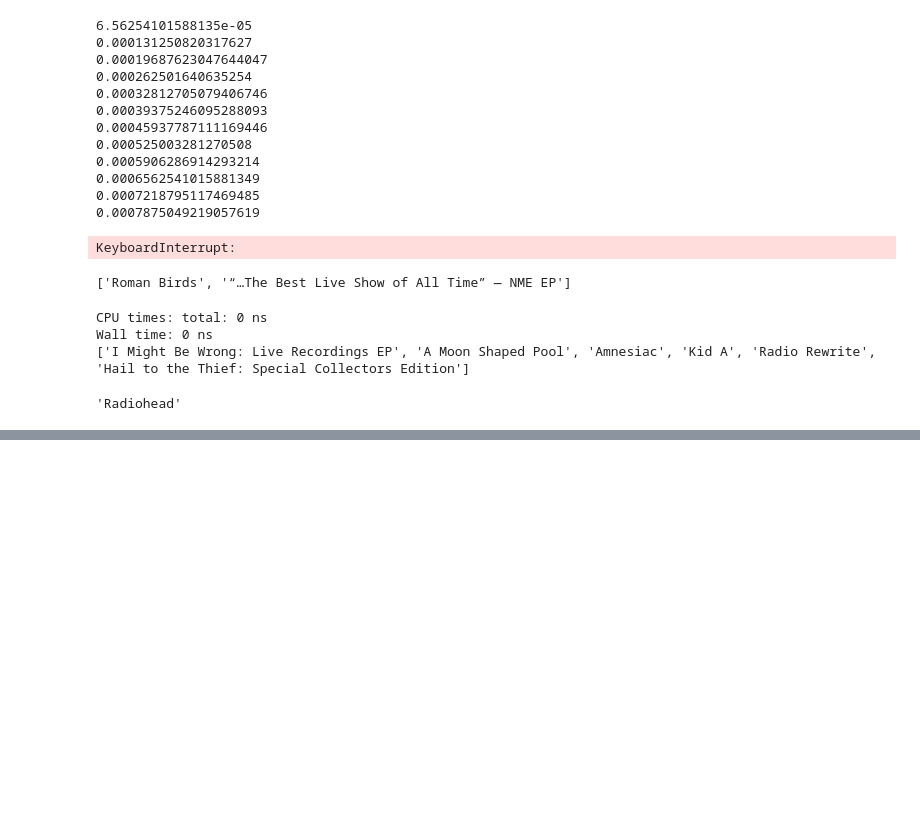
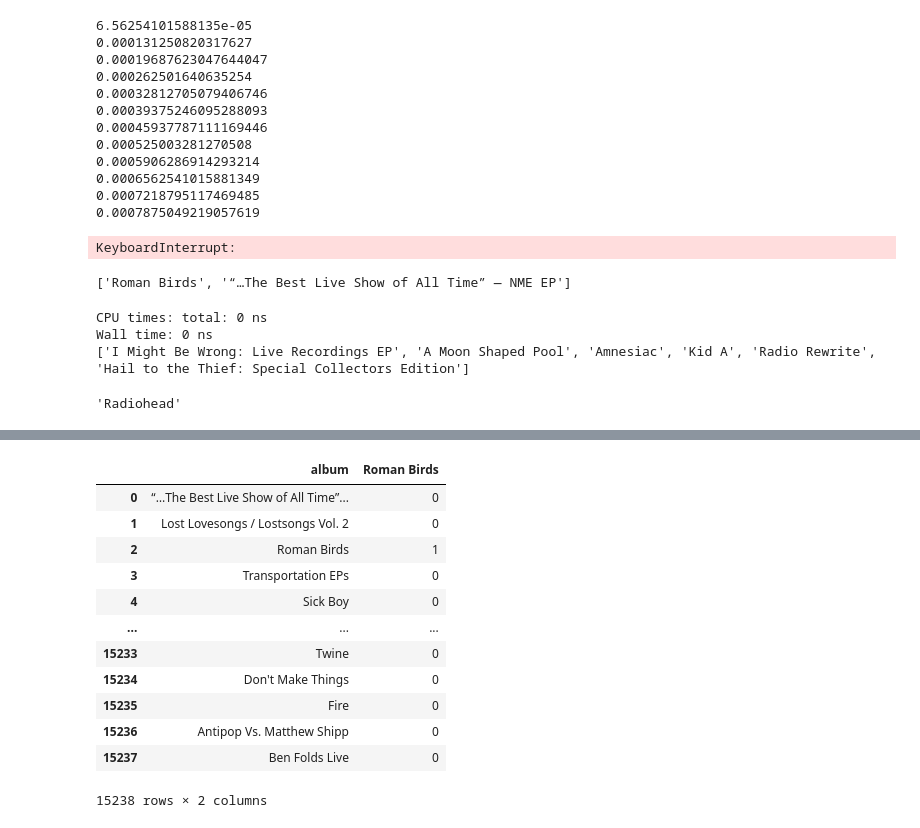
Before and after one commit to emileDesmaili/mypitchfork, a Jupyter notebook: notebooks/p4k_explorer.ipynb, the cells around one changed output, grey strips where cells are left out. Drawn from its saved outputs; the diff is of its cells as text; code cells hidden in the pictures; blank space fills up the shorter version.

```diff
--- a/notebooks/p4k_explorer.ipynb
+++ b/notebooks/p4k_explorer.ipynb
@@ -291,0 +294,16 @@ Wall time: 815 ms
+# %%
+pd.read_csv('C:/git/mypitchfork/data/raw/ner_matrix.zip',usecols = ['album','Roman Birds'])
+# %% [output]
+|  | album | Roman Birds |
+| 0 | “…The Best Live Show of All Time”... | 0 |
+| 1 | Lost Lovesongs / Lostsongs Vol. 2 | 0 |
+| 2 | Roman Birds | 1 |
+| 3 | Transportation EPs | 0 |
+| 4 | Sick Boy | 0 |
+| ... | ... | ... |
+| 15233 | Twine | 0 |
+| 15234 | Don't Make Things | 0 |
+| 15235 | Fire | 0 |
+| 15236 | Antipop Vs. Matthew Shipp | 0 |
+| 15237 | Ben Folds Live | 0 |
+15238 rows × 2 columns
```
Also changed, not shown: parts of 4 cells of this notebook, 3 other files.
